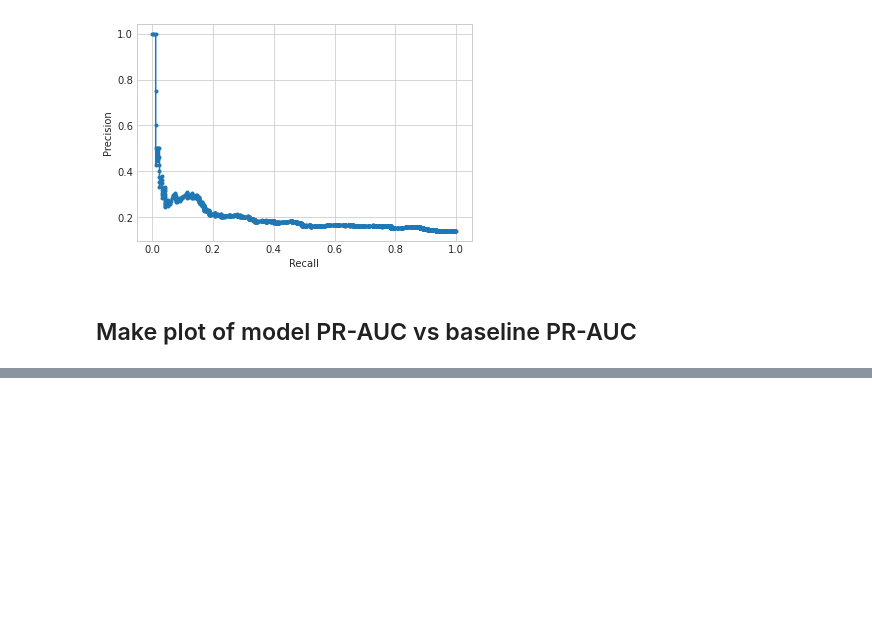
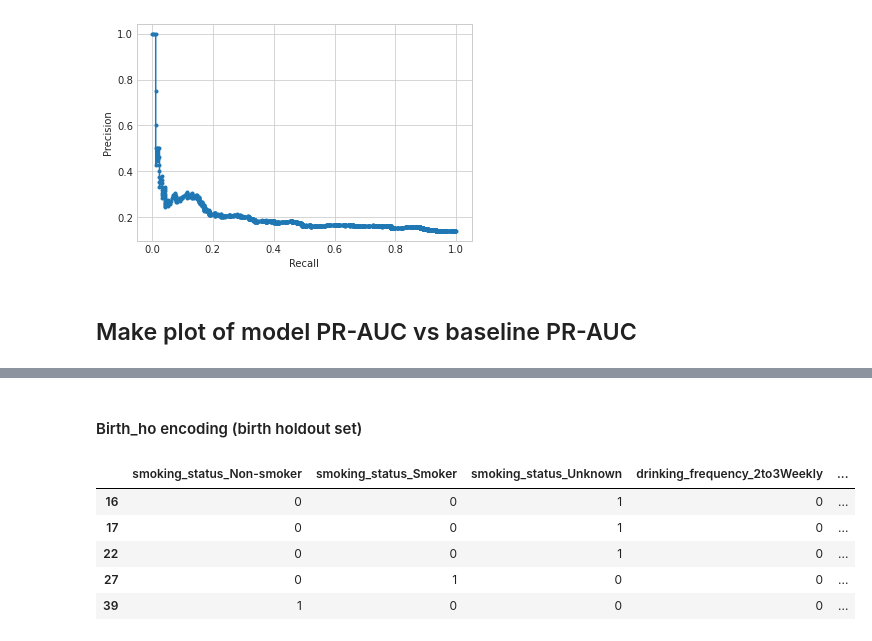
Before and after one commit to kgrillaert/preterm_birth, a Jupyter notebook: 03.Models/Preterm_Birth_Lifestyle_Models.ipynb, the cells around one changed output, grey strips where cells are left out. Drawn from its saved outputs; the diff is of its cells as text; code cells hidden in the pictures; blank space fills up the shorter version.

```diff
--- a/03.Models/Preterm_Birth_Lifestyle_Models.ipynb
+++ b/03.Models/Preterm_Birth_Lifestyle_Models.ipynb
@@ -1618,0 +1726,15 @@ plt.show()
+# %% [markdown]
+#### Birth_ho encoding (birth holdout set)
+# %%
+birth_ho_encoded = pd.get_dummies(birth_ho, columns=['race_person', 'ethnicity_person'], prefix=['race', 'ethnicity'], prefix_sep='_')
+
+columns_to_drop = ['condition_start_date', 'birth_class', 'date_of_birth']
+birth_ho_encoded = birth_ho_encoded.drop(columns=columns_to_drop)
+birth_ho_encoded.head()
+# %% [output]
+|  | smoking_status_Non-smoker | smoking_status_Smoker | smoking_status_Unknown | drinking_frequency_2to3Weekly | ... |
+| 16 | 0 | 0 | 1 | 0 | ... |
+| 17 | 0 | 0 | 1 | 0 | ... |
+| 22 | 0 | 0 | 1 | 0 | ... |
+| 27 | 0 | 1 | 0 | 0 | ... |
+| 39 | 1 | 0 | 0 | 0 | ... |
```
Also changed, not shown: parts of 23 cells of this notebook.
